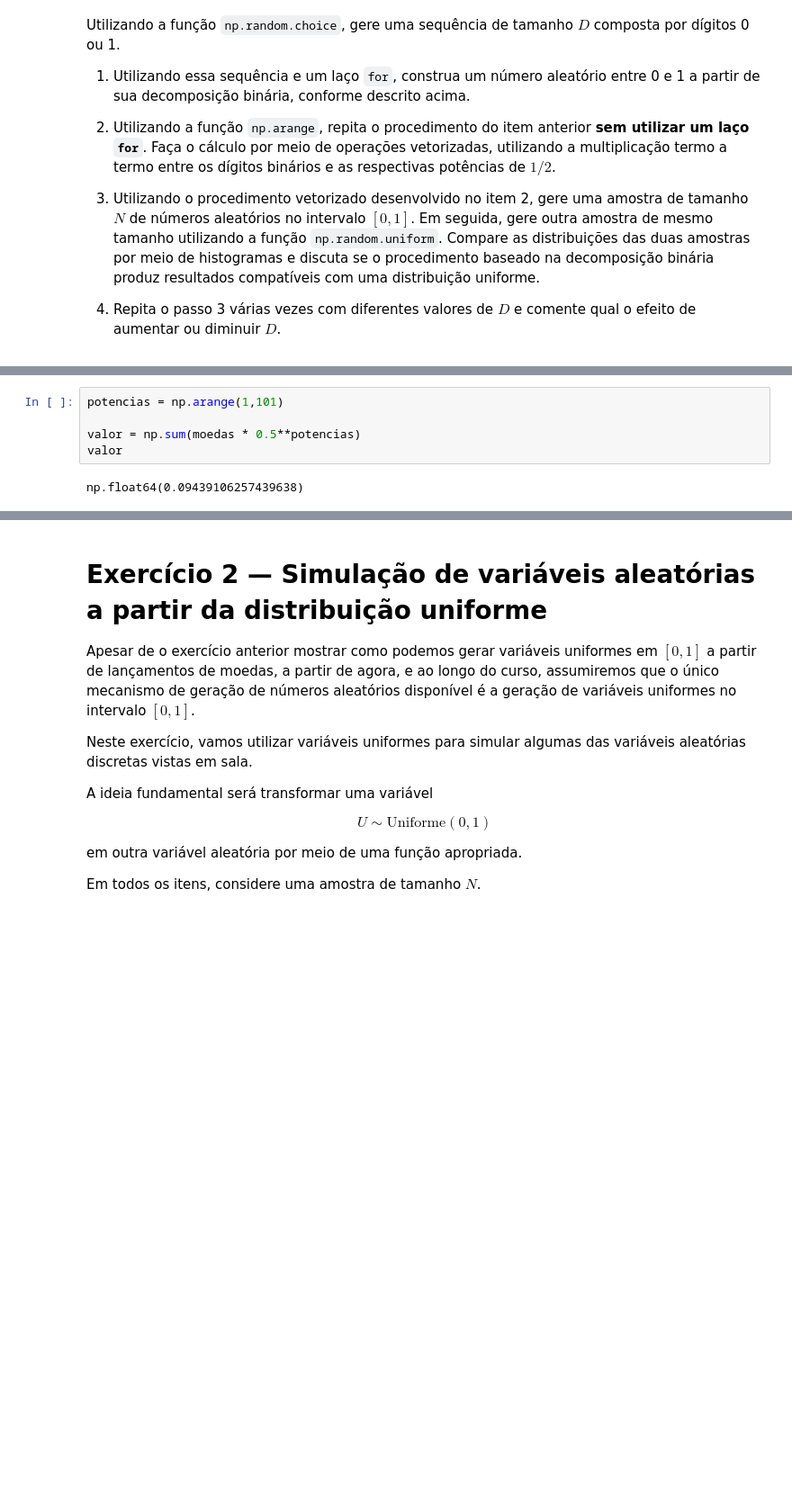
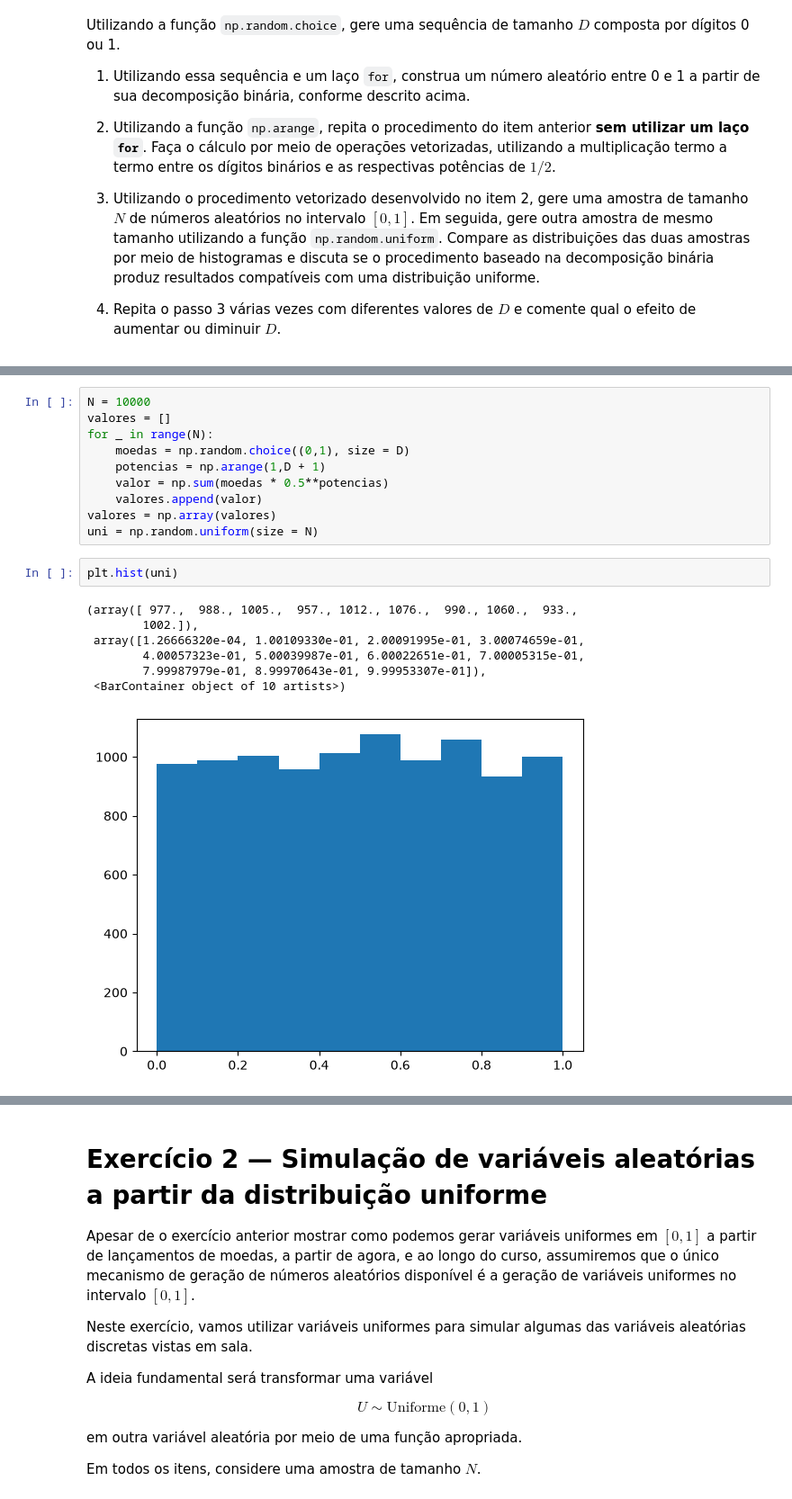
Before and after one commit to BenvenutiMateus/prog-estat, a Jupyter notebook: lab1.ipynb, the cells around one changed output, grey strips where cells are left out. Shown at 90% size. Saved outputs shown, nothing was run; the diff lists cells and outputs as text; blank space fills up the shorter version.

```diff
--- a/lab1.ipynb
+++ b/lab1.ipynb
@@ -59,7 +53,20 @@ print(valor)
-# %%
-potencias = np.arange(1,101)
-
-valor = np.sum(moedas * 0.5**potencias)
-valor
-# %% [output]
-np.float64(0.09439106257439638)
+# %%
+N = 10000
+valores = []
+for _ in range(N):
+    moedas = np.random.choice((0,1), size = D)
+    potencias = np.arange(1,D + 1)
+    valor = np.sum(moedas * 0.5**potencias)
+    valores.append(valor)
+valores = np.array(valores)
+uni = np.random.uniform(size = N)
+# %%
+plt.hist(uni)
+# %% [output]
+(array([ 977.,  988., 1005.,  957., 1012., 1076.,  990., 1060.,  933.,
+        1002.]),
+ array([1.26666320e-04, 1.00109330e-01, 2.00091995e-01, 3.00074659e-01,
+        4.00057323e-01, 5.00039987e-01, 6.00022651e-01, 7.00005315e-01,
+        7.99987979e-01, 8.99970643e-01, 9.99953307e-01]),
+ <BarContainer object of 10 artists>)
+[figure, added]
```
Also changed, not shown: parts of 19 cells of this notebook.
